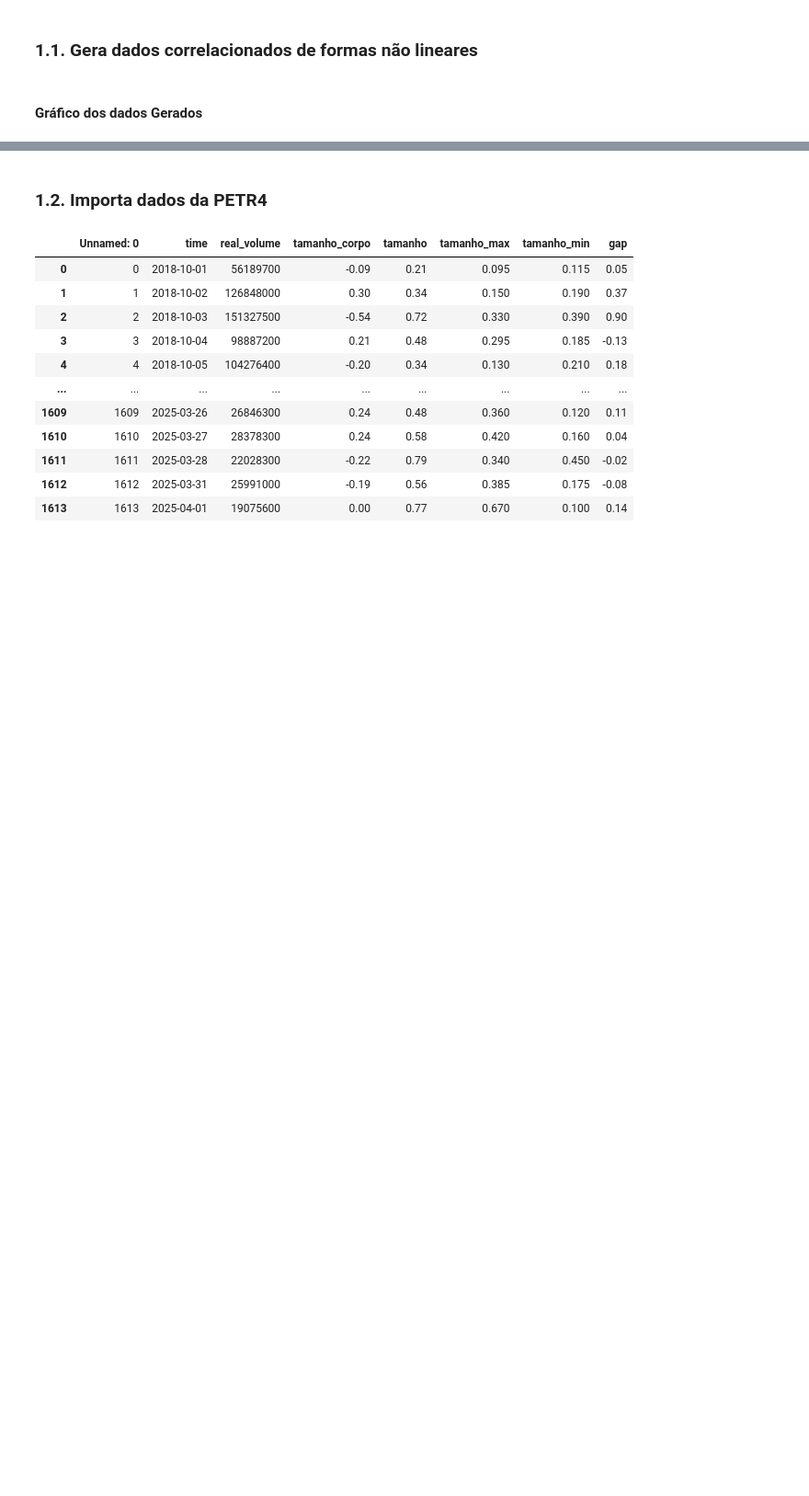
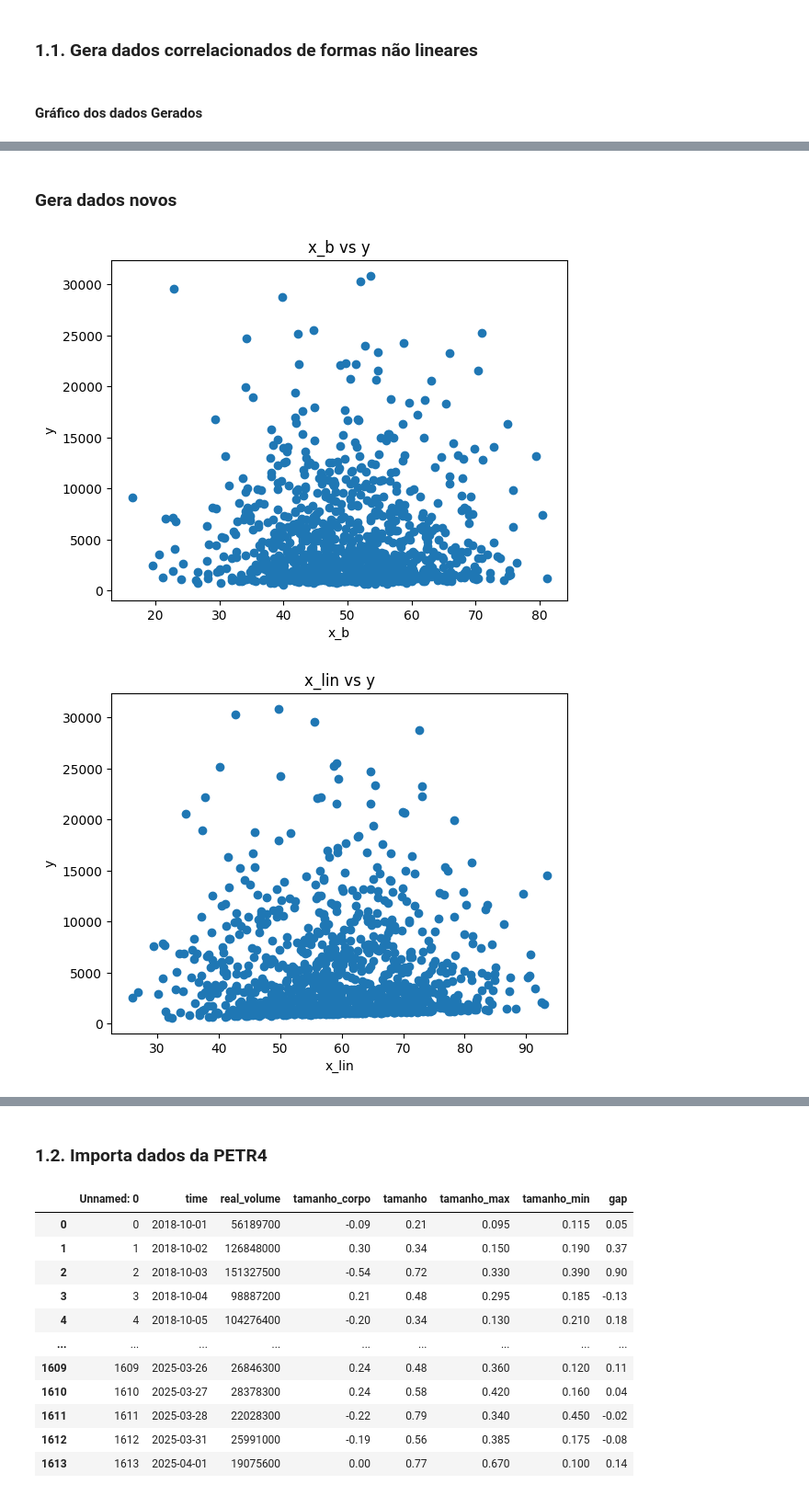
Before and after one commit to c-mmonteiro/t1-algo-feature, a Jupyter notebook: Trabaho1_MI.ipynb, the cells around one changed output, grey strips where cells are left out. Shown at 92% size. Drawn from its saved outputs; the diff is of its cells as text; code cells hidden in the pictures; blank space fills up the shorter version.

```diff
--- a/Trabaho1_MI.ipynb
+++ b/Trabaho1_MI.ipynb
@@ -41,0 +42,28 @@ for idx, dados in enumerate(dados_list):
+# %% [markdown]
+### Gera dados novos
+# %%
+import random
+import pandas as pd
+import numpy as np
+
+tamanho = 1000
+x_b = np.random.normal(50, 10, size=tamanho)
+x_lin = np.random.normal(60, 12, size=tamanho)
+x_quad = np.random.normal(20, 20, size=tamanho)
+x_exp = np.random.normal(10, 1, size=tamanho)
+x_sin = np.random.normal(100, 10, size=tamanho)
+y = x_b + 15*x_lin + 5*x_quad**2 + 10*np.exp(x_exp/10) + 20*np.sin(2*np.pi*x_sin) + np.random.normal(0, 1, size=tamanho)
+dado = pd.DataFrame({'x_b': x_b, 'x_lin': x_lin, 'x_quad': x_quad, 'x_exp': x_exp, 'x_sin': x_sin, 'y': y})
+# %%
+import matplotlib.pyplot as plt
+colunas = dado.columns[:-1]
+
+for idx, col in enumerate(colunas):
+    plt.plot(dado[col], dado['y'], 'o')
+    plt.title(f'{col} vs y')
+    plt.xlabel(col)
+    plt.ylabel('y')
+    plt.show()
+# %% [output]
+[figure, added]
+[figure, added]
```
Also changed, not shown: parts of 21 cells of this notebook.
